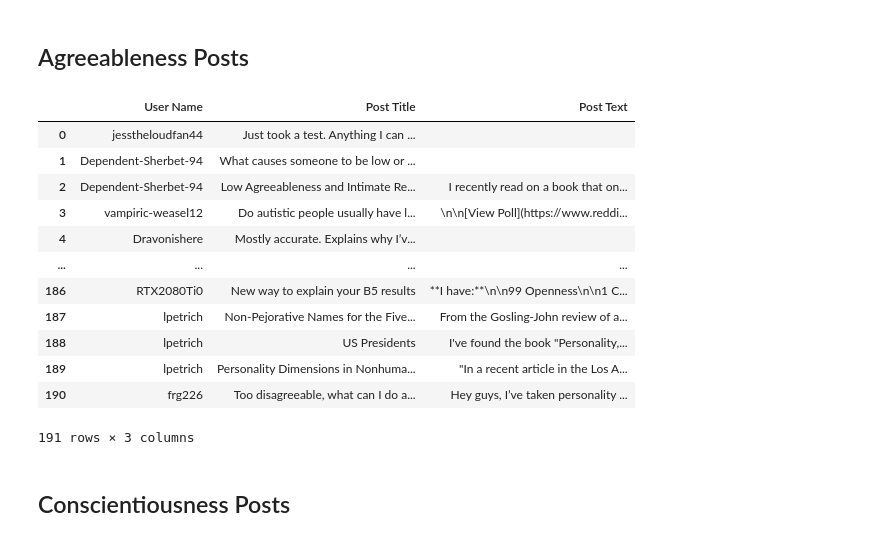
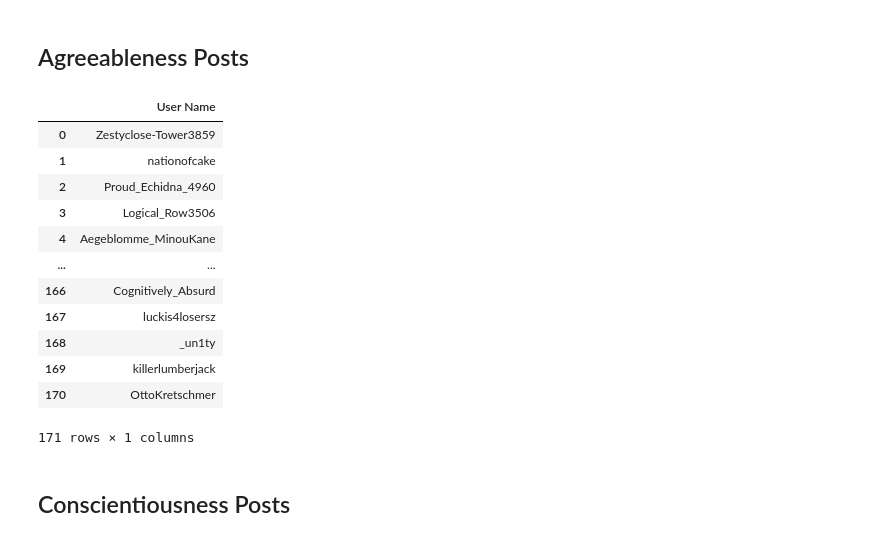
Before and after one commit to TanmoyPaul1/Natural-Language-Processing, a Jupyter notebook: src/Reddit_API.ipynb, the cells around one changed output. Saved outputs shown, nothing was run; the diff lists cells and outputs as text; code cells hidden in the pictures.

```diff
--- a/src/Reddit_API.ipynb
+++ b/src/Reddit_API.ipynb
@@ -1,7 +1,7 @@
 # %%
 CLIENT_ID = "doZap8T-60t8-8SsgzKPxg"
 # Add secret key
-SECRET_KEY  = ""
+SECRET_KEY  = "MTfNpx9VzIj1ZB6vk6NSDnYeEtpjxA"
 # %%
 with open('pwd.txt', 'r') as file:
     pw = file.read()
@@ -27,17 +27,14 @@ subreddit = reddit.subreddit("BigFive")
 neuroticism_data = {}
 neuroticism_df = pd.DataFrame(neuroticism_data)
 neuroticism_user_names = []
-neuroticism_title = []
-neuroticism_text = []
 
 subreddit_search = subreddit.search("neuroticism", limit = None)
 for post in subreddit_search:
     neuroticism_user_names.append(post.author.name)
-    neuroticism_title.append(post.title)
-    neuroticism_text.append(post.selftext)
+
+# Get unique only
+neuroticism_user_names = list(set(neuroticism_user_names))
 
 neuroticism_df['User Name'] = neuroticism_user_names
-neuroticism_df['Post Title'] = neuroticism_title
-neuroticism_df['Post Text'] = neuroticism_text
 neuroticism_df
 # %% [output]
@@ -60,17 +57,14 @@ neuroticism_df
 extraversion_data = {}
 extraversion_df = pd.DataFrame(extraversion_data)
 extraversion_user_names = []
-extraversion_title = []
-extraversion_text = []
 
 subreddit_search = subreddit.search("extraversion", limit = None)
 for post in subreddit_search:
     extraversion_user_names.append(post.author.name)
-    extraversion_title.append(post.title)
-    extraversion_text.append(post.selftext)
+
+# Get unique only
+extraversion_user_names = list(set(extraversion_user_names))
 
 extraversion_df['User Name'] = extraversion_user_names
-extraversion_df['Post Title'] = extraversion_title
-extraversion_df['Post Text'] = extraversion_text
 extraversion_df
 # %% [output]
@@ -93,17 +87,14 @@ extraversion_df
 openness_data = {}
 openness_df = pd.DataFrame(openness_data)
 openness_user_names = []
-openness_title = []
-openness_text = []
 
 subreddit_search = subreddit.search("openness", limit = None)
 for post in subreddit_search:
     openness_user_names.append(post.author.name)
-    openness_title.append(post.title)
-    openness_text.append(post.selftext)
+
+# Get unique only
+openness_user_names = list(set(openness_user_names))
 
 openness_df['User Name'] = openness_user_names
-openness_df['Post Title'] = openness_title
-openness_df['Post Text'] = openness_text
 openness_df
 # %% [output]
@@ -125,34 +116,31 @@ openness_df
 # %%
 agreeableness_data = {}
 agreeableness_df = pd.DataFrame(agreeableness_data)
 agreeableness_user_names = []
-agreeableness_title = []
-agreeableness_text = []
 
 subreddit_search = subreddit.search("agreeableness", limit = None)
 for post in subreddit_search:
     agreeableness_user_names.append(post.author.name)
-    agreeableness_title.append(post.title)
-    agreeableness_text.append(post.selftext)
+
+# Get unique only
+agreeableness_user_names = list(set(agreeableness_user_names))
 
 agreeableness_df['User Name'] = agreeableness_user_names
-agreeableness_df['Post Title'] = agreeableness_title
-agreeableness_df['Post Text'] = agreeableness_text
 agreeableness_df
 # %% [output]
-|  | User Name | Post Title | Post Text |
-| 0 | jesstheloudfan44 | Just took a test. Anything I can ... |  |
-| 1 | Dependent-Sherbet-94 | What causes someone to be low or ... |  |
-| 2 | Dependent-Sherbet-94 | Low Agreeableness and Intimate Re... | I recently read on a book that on... |
-| 3 | vampiric-weasel12 | Do autistic people usually have l... | \n\n[View Poll](https://www.reddi... |
-| 4 | Dravonishere | Mostly accurate. Explains why I’v... |  |
-| ... | ... | ... | ... |
-| 186 | RTX2080Ti0 | New way to explain your B5 results | **I have:**\n\n99 Openness\n\n1 C... |
-| 187 | lpetrich | Non-Pejorative Names for the Five... | From the Gosling-John review of a... |
-| 188 | lpetrich | US Presidents | I've found the book "Personality,... |
-| 189 | lpetrich | Personality Dimensions in Nonhuma... | "In a recent article in the Los A... |
-| 190 | frg226 | Too disagreeable, what can I do a... | Hey guys, I’ve taken personality ... |
+|  | User Name |
+| 0 | Zestyclose-Tower3859 |
+| 1 | nationofcake |
+| 2 | Proud_Echidna_4960 |
+| 3 | Logical_Row3506 |
+| 4 | Aegeblomme_MinouKane |
+| ... | ... |
+| 166 | Cognitively_Absurd |
+| 167 | luckis4losersz |
+| 168 | _un1ty |
+| 169 | killerlumberjack |
+| 170 | OttoKretschmer |
-191 rows × 3 columns
+171 rows × 1 columns
 # %% [markdown]
 ## Conscientiousness Posts
 # %%
```
Also changed, not shown: parts of 13 cells of this notebook.
